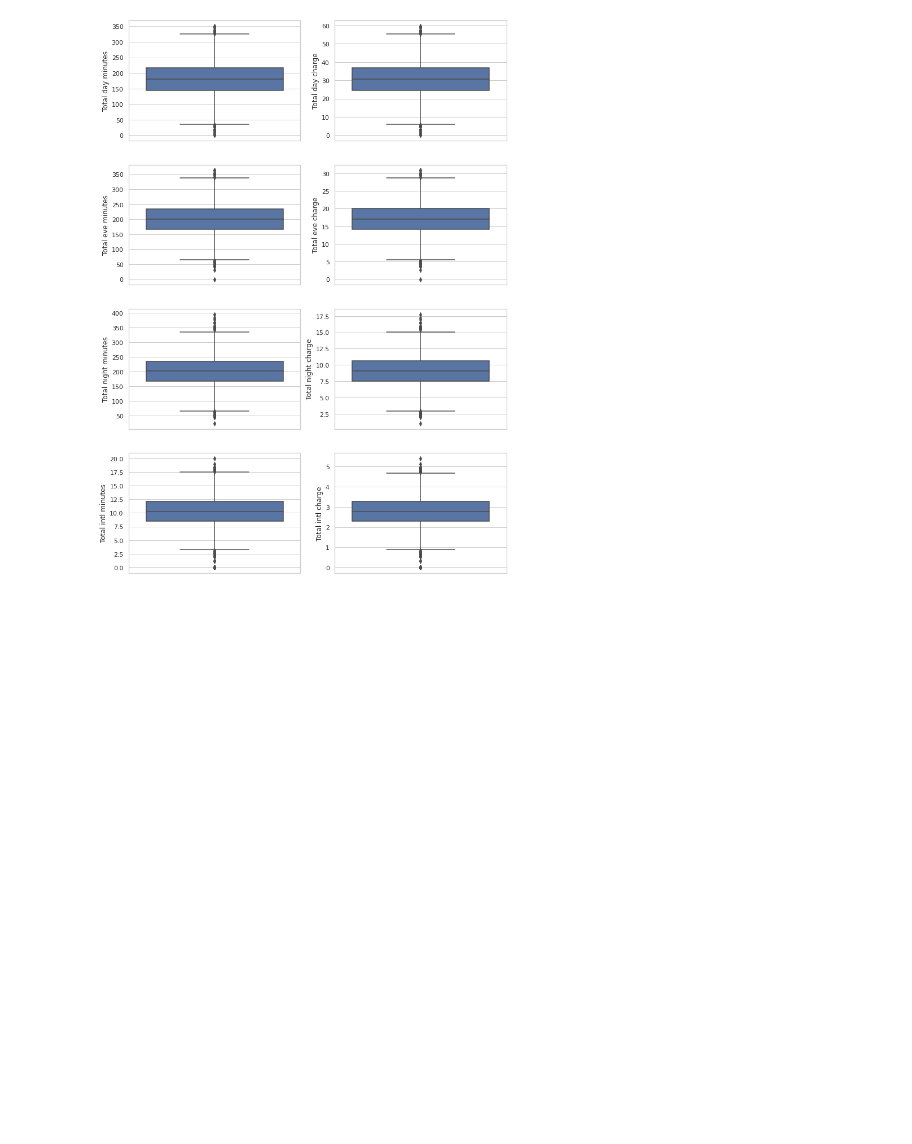
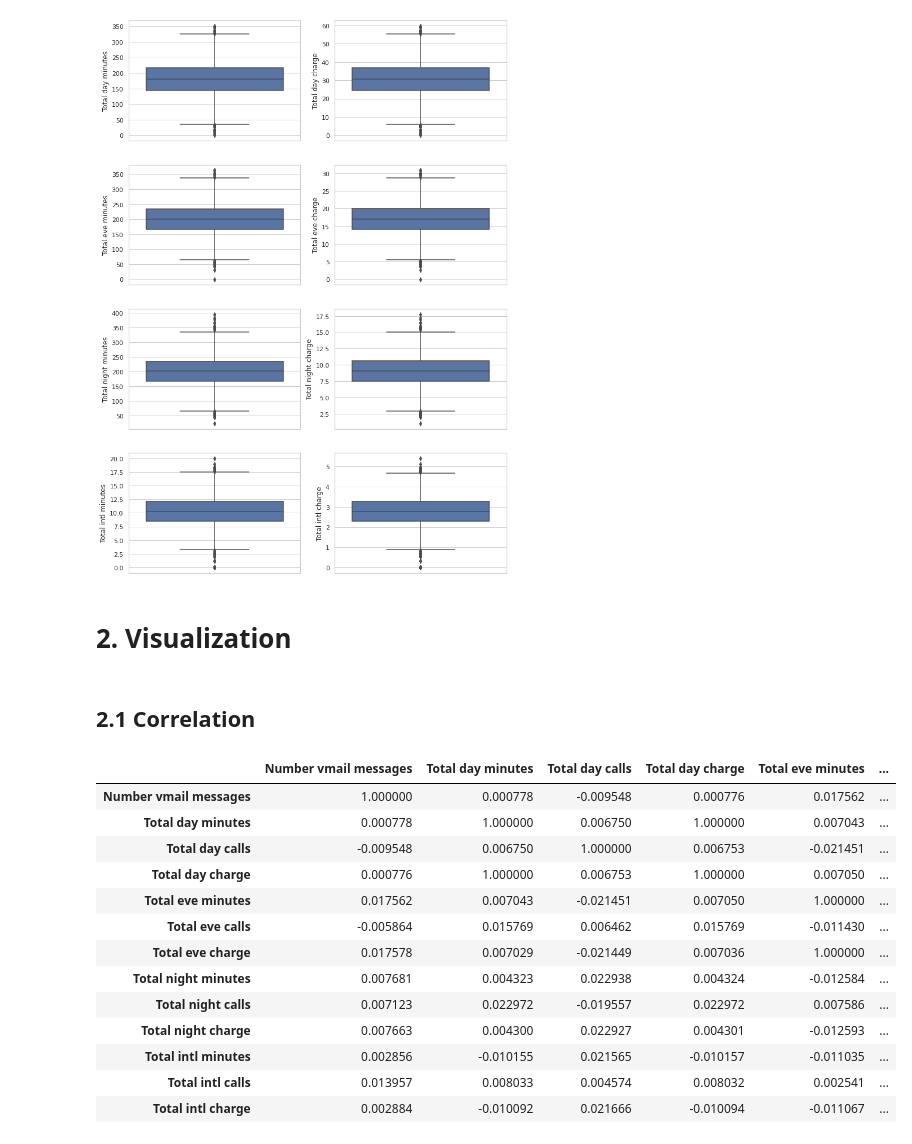
Before and after one commit to Ravinder-Kumar-M/Telecom-Churn-Analysis, a Jupyter notebook: Telecom_Churn_Analysis_Capstone_Project.ipynb, the cells around one changed output. Saved outputs shown, nothing was run; the diff lists cells and outputs as text; code cells hidden in the pictures; blank space fills up the shorter version.

Commit message:
Exploration of Correlation

```diff
--- a/Telecom_Churn_Analysis_Capstone_Project.ipynb
+++ b/Telecom_Churn_Analysis_Capstone_Project.ipynb
@@ -148,3 +149,26 @@ sns.boxplot(y = data['Total intl charge'])
 # %% [output]
 <matplotlib.axes._subplots.AxesSubplot at 0x...>
 [figure]
+# %% [markdown]
+# 2. Visualization
+# %% [markdown]
+## 2.1 Correlation
+# %%
+#Correlation Matrix
+corr_df = data.iloc[0:, 5:-2]
+corr_df.corr()
+# %% [output]
+|  | Number vmail messages | Total day minutes | Total day calls | Total day charge | Total eve minutes | ... |
+| Number vmail messages | 1.000000 | 0.000778 | -0.009548 | 0.000776 | 0.017562 | ... |
+| Total day minutes | 0.000778 | 1.000000 | 0.006750 | 1.000000 | 0.007043 | ... |
+| Total day calls | -0.009548 | 0.006750 | 1.000000 | 0.006753 | -0.021451 | ... |
+| Total day charge | 0.000776 | 1.000000 | 0.006753 | 1.000000 | 0.007050 | ... |
+| Total eve minutes | 0.017562 | 0.007043 | -0.021451 | 0.007050 | 1.000000 | ... |
+| Total eve calls | -0.005864 | 0.015769 | 0.006462 | 0.015769 | -0.011430 | ... |
+| Total eve charge | 0.017578 | 0.007029 | -0.021449 | 0.007036 | 1.000000 | ... |
+| Total night minutes | 0.007681 | 0.004323 | 0.022938 | 0.004324 | -0.012584 | ... |
+| Total night calls | 0.007123 | 0.022972 | -0.019557 | 0.022972 | 0.007586 | ... |
+| Total night charge | 0.007663 | 0.004300 | 0.022927 | 0.004301 | -0.012593 | ... |
+| Total intl minutes | 0.002856 | -0.010155 | 0.021565 | -0.010157 | -0.011035 | ... |
+| Total intl calls | 0.013957 | 0.008033 | 0.004574 | 0.008032 | 0.002541 | ... |
+| Total intl charge | 0.002884 | -0.010092 | 0.021666 | -0.010094 | -0.011067 | ... |
```
Also changed, not shown: parts of 4 cells of this notebook.
